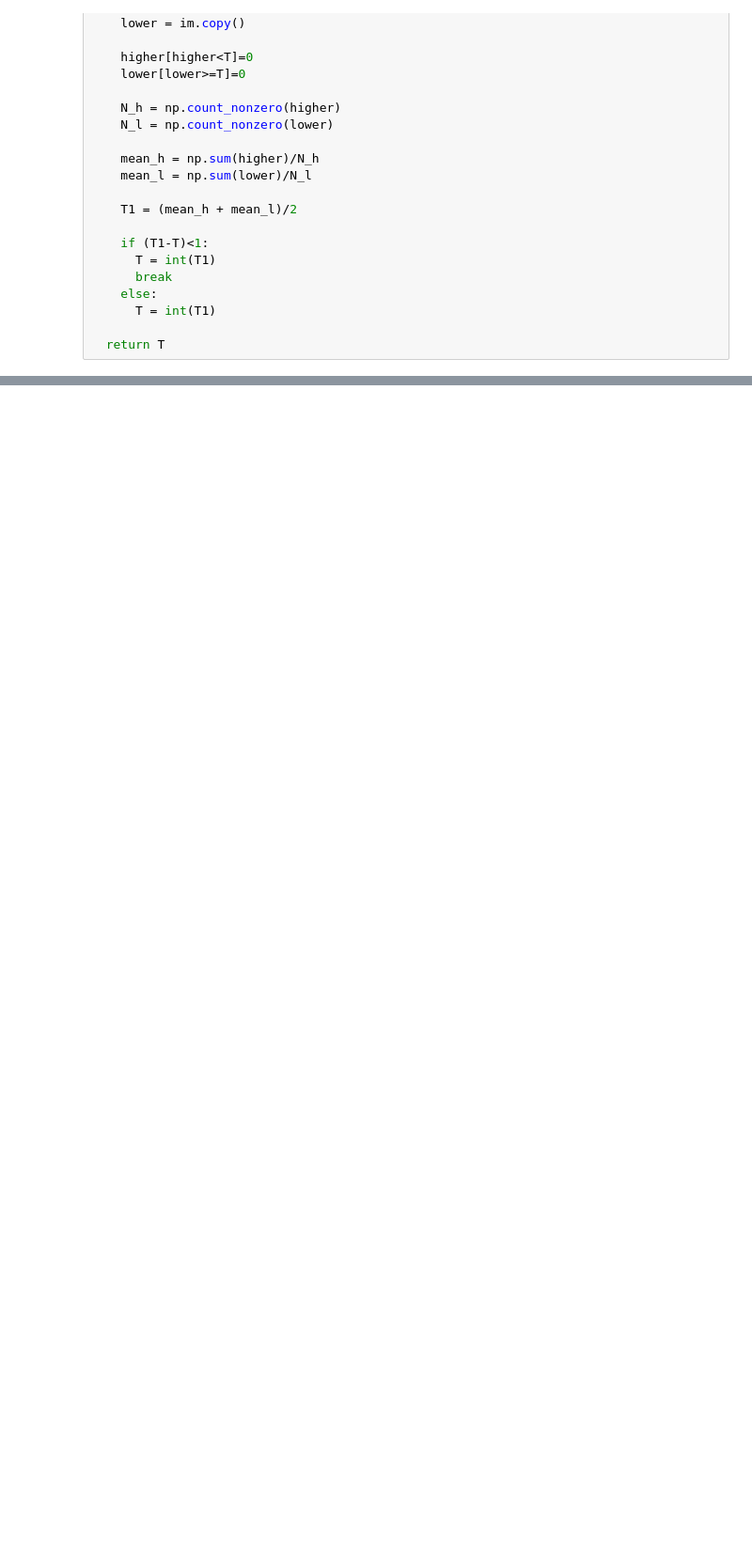
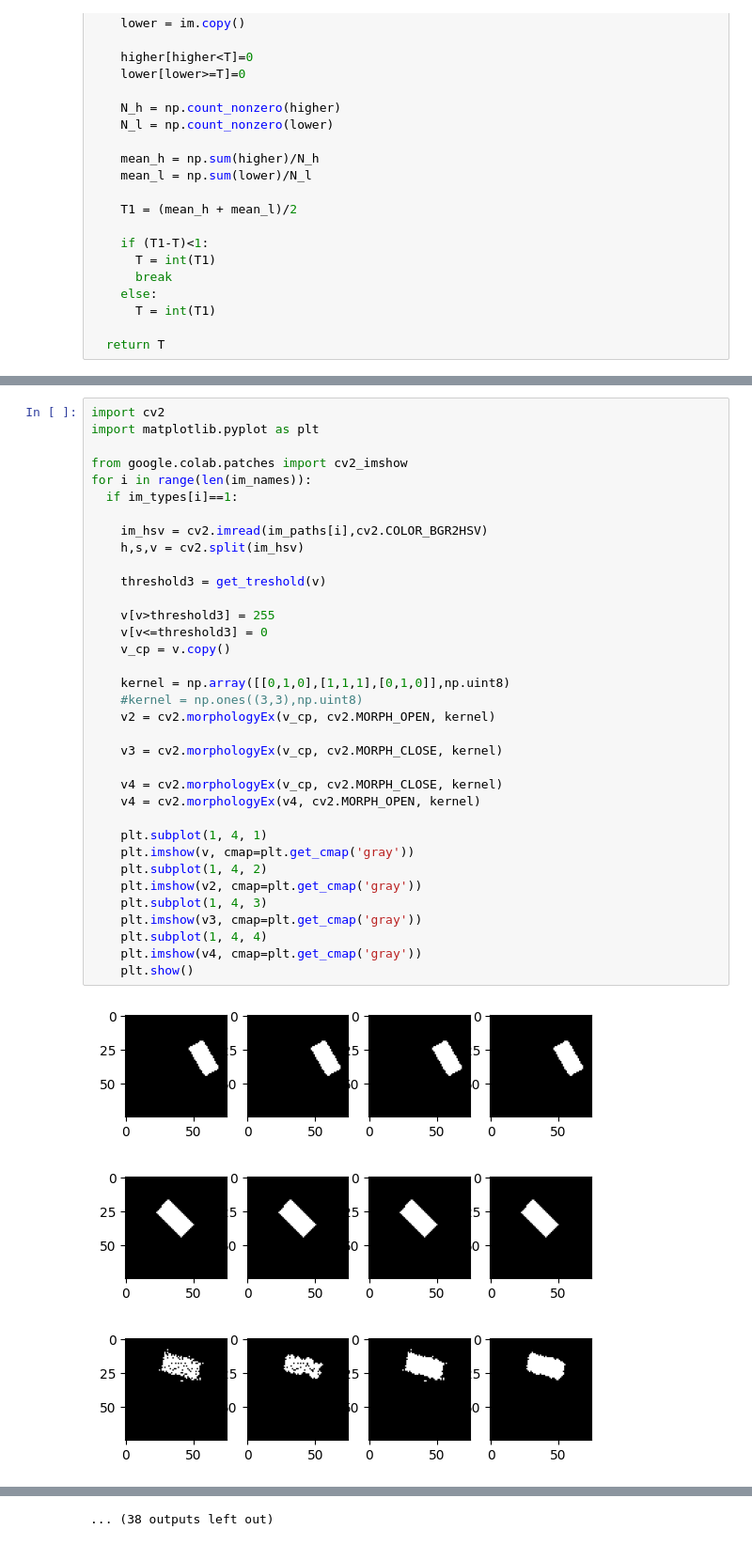
Before and after one commit to BartekFranczak/CPO---MEL, a Jupyter notebook: lab4.ipynb, the cells around one changed output, grey strips where cells are left out. Shown at 94% size. Saved outputs shown, nothing was run; the diff lists cells and outputs as text; blank space fills up the shorter version.

```diff
--- a/lab4.ipynb
+++ b/lab4.ipynb
@@ -93,0 +202,39 @@ Problemy:
+# %%
+import cv2
+import matplotlib.pyplot as plt
+
+from google.colab.patches import cv2_imshow
+for i in range(len(im_names)):
+  if im_types[i]==1:
+
+    im_hsv = cv2.imread(im_paths[i],cv2.COLOR_BGR2HSV)
+    h,s,v = cv2.split(im_hsv)
+
+    threshold3 = get_treshold(v)
+
+    v[v>threshold3] = 255
+    v[v<=threshold3] = 0
+    v_cp = v.copy()
+
+    kernel = np.array([[0,1,0],[1,1,1],[0,1,0]],np.uint8)
+    #kernel = np.ones((3,3),np.uint8)
+    v2 = cv2.morphologyEx(v_cp, cv2.MORPH_OPEN, kernel)
+
+    v3 = cv2.morphologyEx(v_cp, cv2.MORPH_CLOSE, kernel)
+
+    v4 = cv2.morphologyEx(v_cp, cv2.MORPH_CLOSE, kernel)
+    v4 = cv2.morphologyEx(v4, cv2.MORPH_OPEN, kernel)
+
+    plt.subplot(1, 4, 1)
+    plt.imshow(v, cmap=plt.get_cmap('gray'))
+    plt.subplot(1, 4, 2)
+    plt.imshow(v2, cmap=plt.get_cmap('gray'))
+    plt.subplot(1, 4, 3)
+    plt.imshow(v3, cmap=plt.get_cmap('gray'))
+    plt.subplot(1, 4, 4)
+    plt.imshow(v4, cmap=plt.get_cmap('gray'))
+    plt.show()
+# %% [output]
+[figure, added]
+[figure, added]
+[figure, added]
@@ -93,0 +250 @@ Problemy:
+... (38 outputs left out)
```
Also changed, not shown: parts of 12 cells of this notebook.
